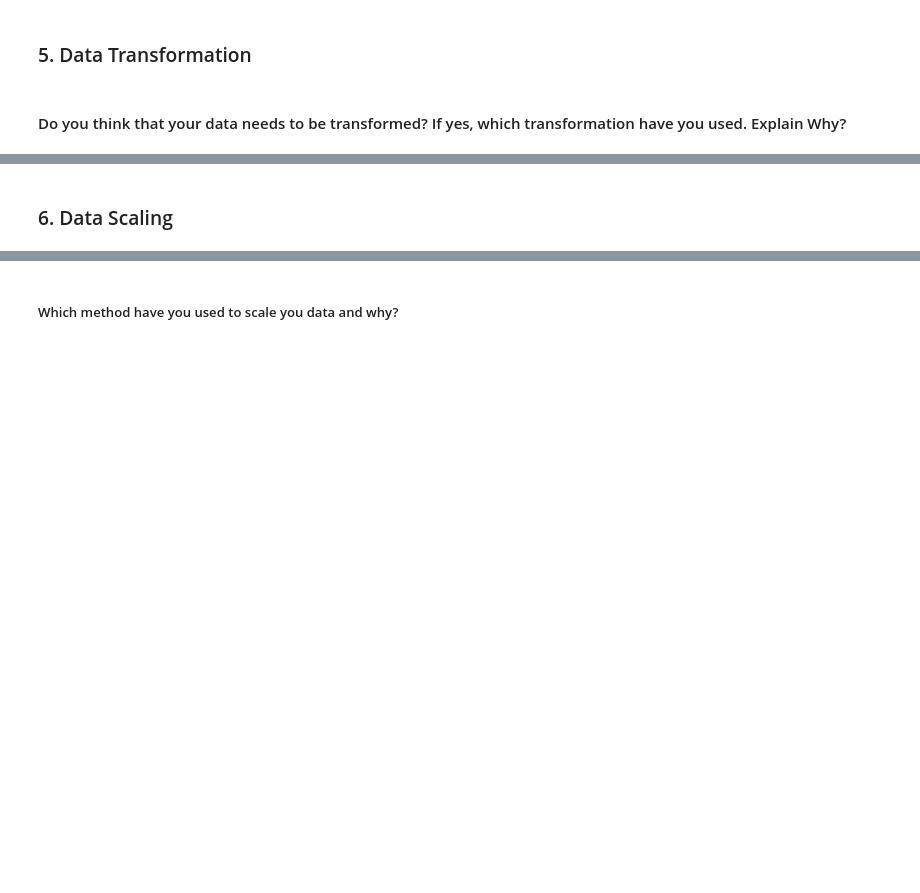
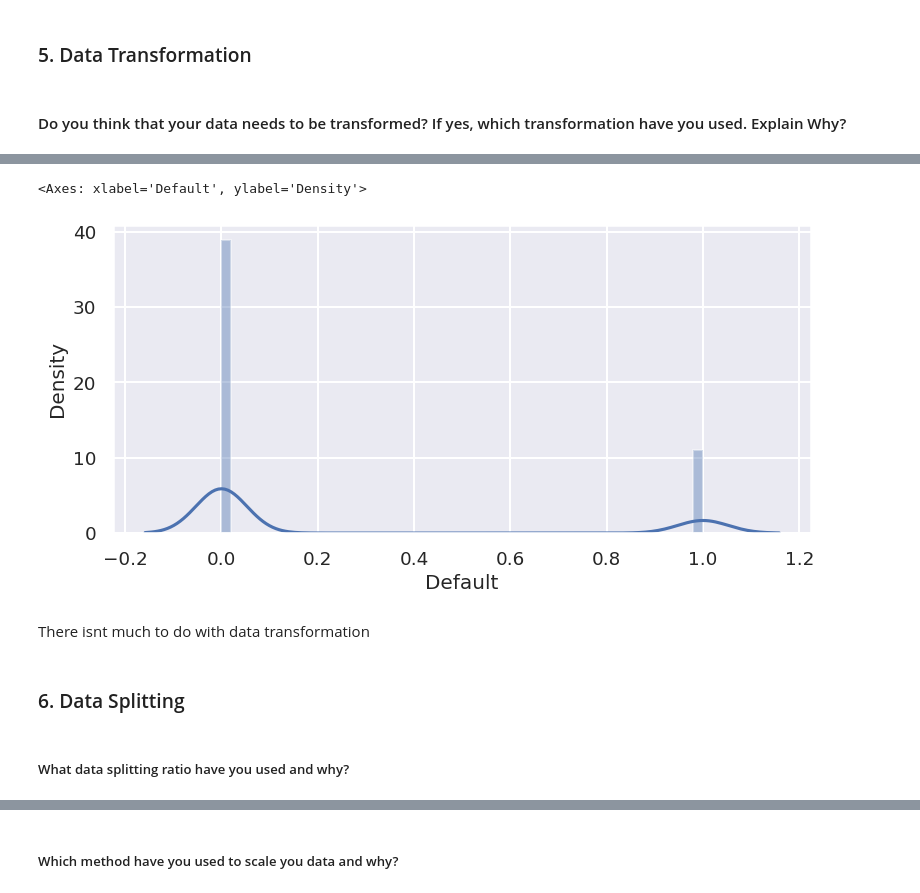
Before and after one commit to albin2122/Credit-Card-Default-Prediction, a Jupyter notebook: Credit_Card_Default_Prediction.ipynb, the cells around one changed output, grey strips where cells are left out. Saved outputs shown, nothing was run; the diff lists cells and outputs as text; code cells hidden in the pictures; blank space fills up the shorter version.

```diff
--- a/Credit_Card_Default_Prediction.ipynb
+++ b/Credit_Card_Default_Prediction.ipynb
@@ -999,2 +1043,9 @@ Answer Here.
+# %%
+ sns.distplot(credit_df['Default'])
+# %% [output]
+<Axes: xlabel='Default', ylabel='Density'>
+[figure, added]
+# %% [markdown]
+There isnt much to do with data transformation
 # %% [markdown]
-### 6. Data Scaling
+### 6. Data Splitting
@@ -1002,0 +1054,2 @@ Answer Here.
+# %% [markdown]
+##### What data splitting ratio have you used and why?
```
Also changed, not shown: parts of 23 cells of this notebook.
